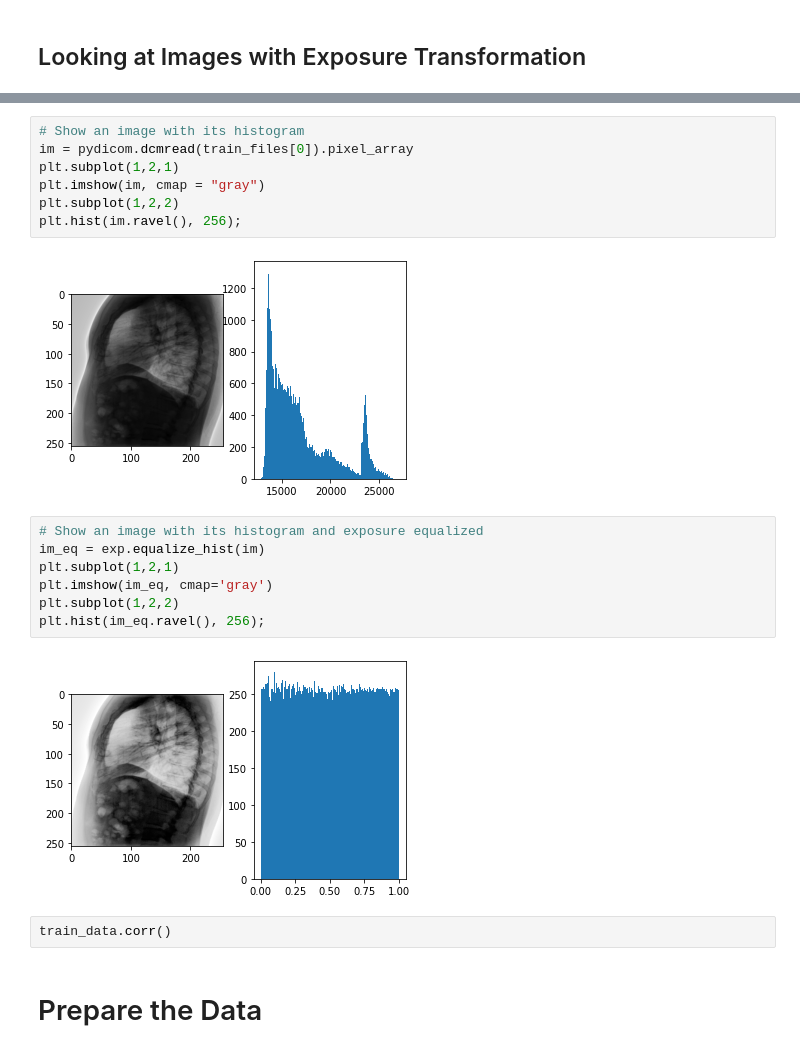
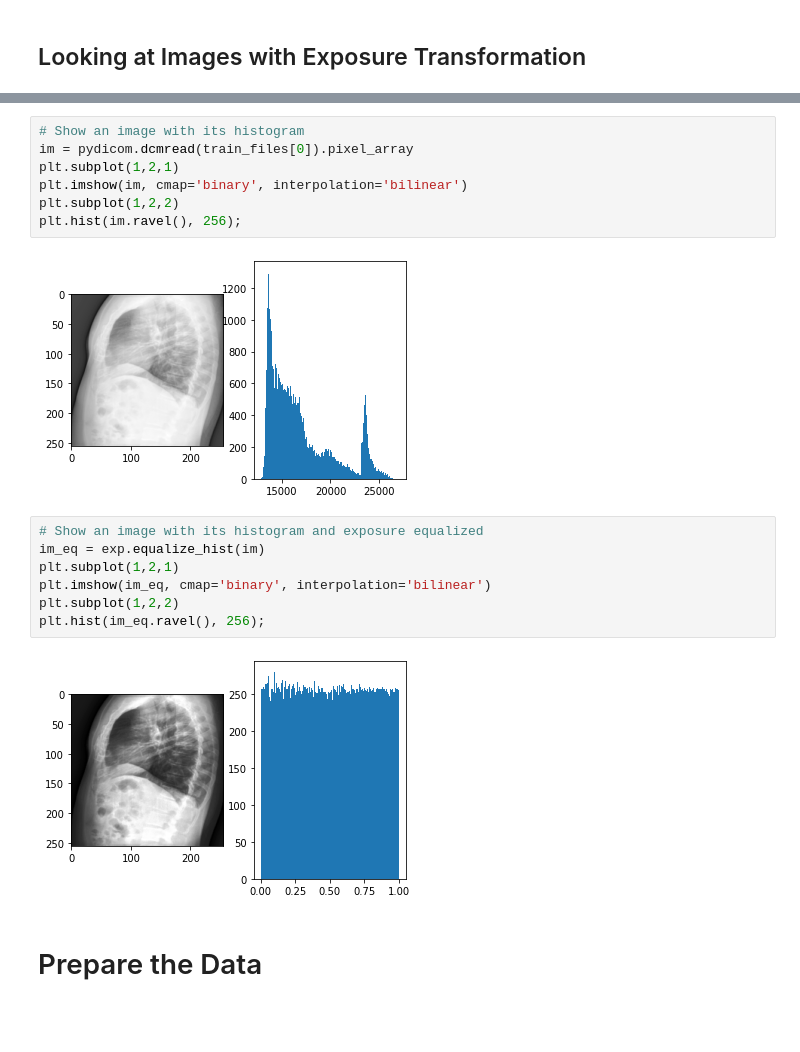
Before and after one commit to ZingBing/X-Ray-Classification, a Jupyter notebook: x-ray-classification.ipynb, the cells around one changed output, grey strips where cells are left out. Cells and saved outputs as stored; diff of their text form; blank space fills up the shorter version.

```diff
--- a/x-ray-classification.ipynb
+++ b/x-ray-classification.ipynb
@@ -278,23 +311,21 @@ show_images(others_files, class_names=train_data['Label'],others =True,)
 # %%
 # Show an image with its histogram
 im = pydicom.dcmread(train_files[0]).pixel_array
 plt.subplot(1,2,1)
-plt.imshow(im, cmap = "gray")
+plt.imshow(im, cmap='binary', interpolation='bilinear')
 plt.subplot(1,2,2)
 plt.hist(im.ravel(), 256);
 # %% [output]
-[figure, old version]
+[figure, new version]
 # %%
 # Show an image with its histogram and exposure equalized
 im_eq = exp.equalize_hist(im)
 plt.subplot(1,2,1)
-plt.imshow(im_eq, cmap='gray')
+plt.imshow(im_eq, cmap='binary', interpolation='bilinear')
 plt.subplot(1,2,2)
 plt.hist(im_eq.ravel(), 256);
 # %% [output]
-[figure, old version]
+[figure, new version]
-# %%
-train_data.corr()
 # %% [markdown]
 # Prepare the Data
 # %% [markdown]
```
Also changed, not shown: parts of 43 cells of this notebook.
